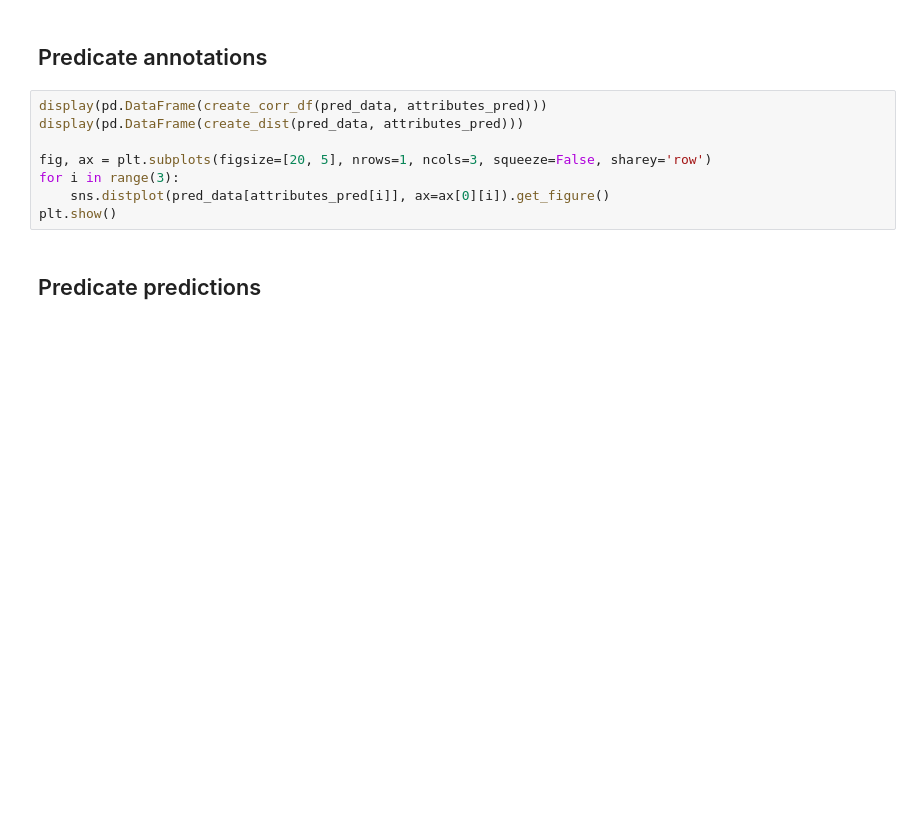
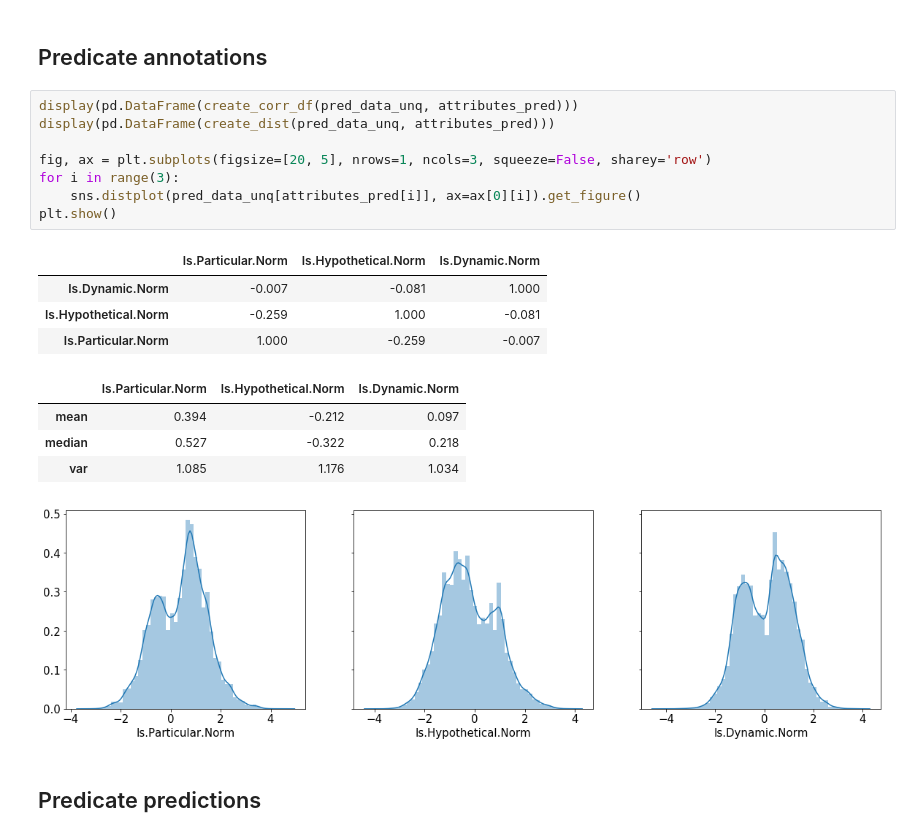
Before and after one commit to mdheller/factslab-python, a Jupyter notebook: bin/genericity_analysis.ipynb, the cells around one changed output. Cells and saved outputs as stored; diff of their text form; blank space fills up the shorter version.

```diff
--- a/bin/genericity_analysis.ipynb
+++ b/bin/genericity_analysis.ipynb
@@ -416,13 +528,23 @@ plt.show()
 # %% [markdown]
 ## Predicate annotations
 # %%
-display(pd.DataFrame(create_corr_df(pred_data, attributes_pred)))
-display(pd.DataFrame(create_dist(pred_data, attributes_pred)))
+display(pd.DataFrame(create_corr_df(pred_data_unq, attributes_pred)))
+display(pd.DataFrame(create_dist(pred_data_unq, attributes_pred)))
 
 fig, ax = plt.subplots(figsize=[20, 5], nrows=1, ncols=3, squeeze=False, sharey='row')
 for i in range(3):
-    sns.distplot(pred_data[attributes_pred[i]], ax=ax[0][i]).get_figure()
+    sns.distplot(pred_data_unq[attributes_pred[i]], ax=ax[0][i]).get_figure()
 plt.show()
+# %% [output]
+|  | Is.Particular.Norm | Is.Hypothetical.Norm | Is.Dynamic.Norm |
+| Is.Dynamic.Norm | -0.007 | -0.081 | 1.000 |
+| Is.Hypothetical.Norm | -0.259 | 1.000 | -0.081 |
+| Is.Particular.Norm | 1.000 | -0.259 | -0.007 |
+|  | Is.Particular.Norm | Is.Hypothetical.Norm | Is.Dynamic.Norm |
+| mean | 0.394 | -0.212 | 0.097 |
+| median | 0.527 | -0.322 | 0.218 |
+| var | 1.085 | 1.176 | 1.034 |
+[figure, added]
 # %% [markdown]
 ## Predicate predictions
 # %%
```
Also changed, not shown: parts of 17 cells of this notebook.
